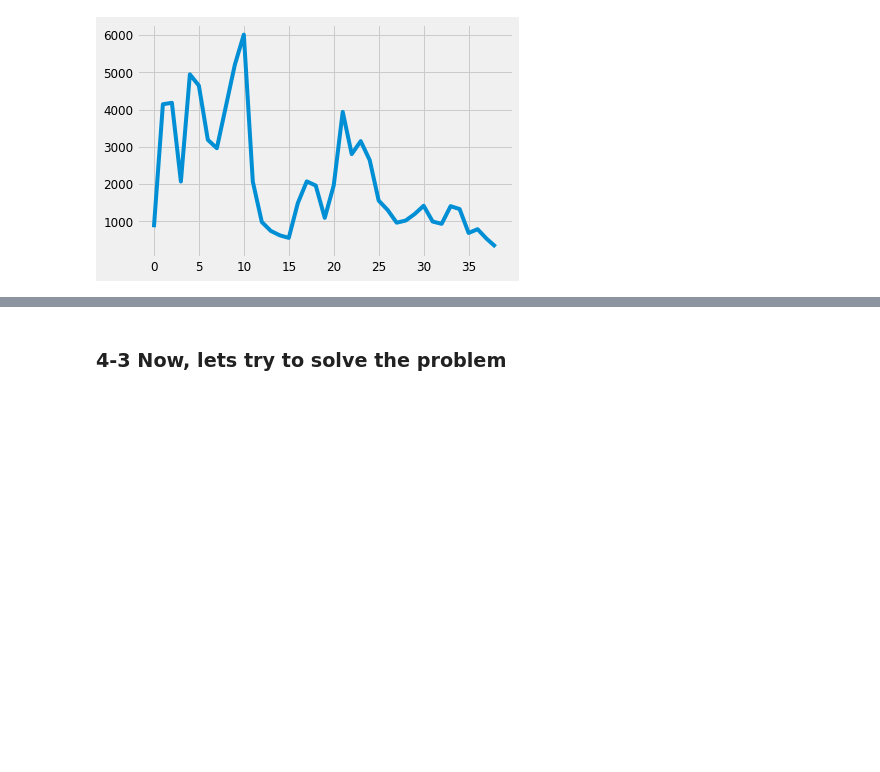
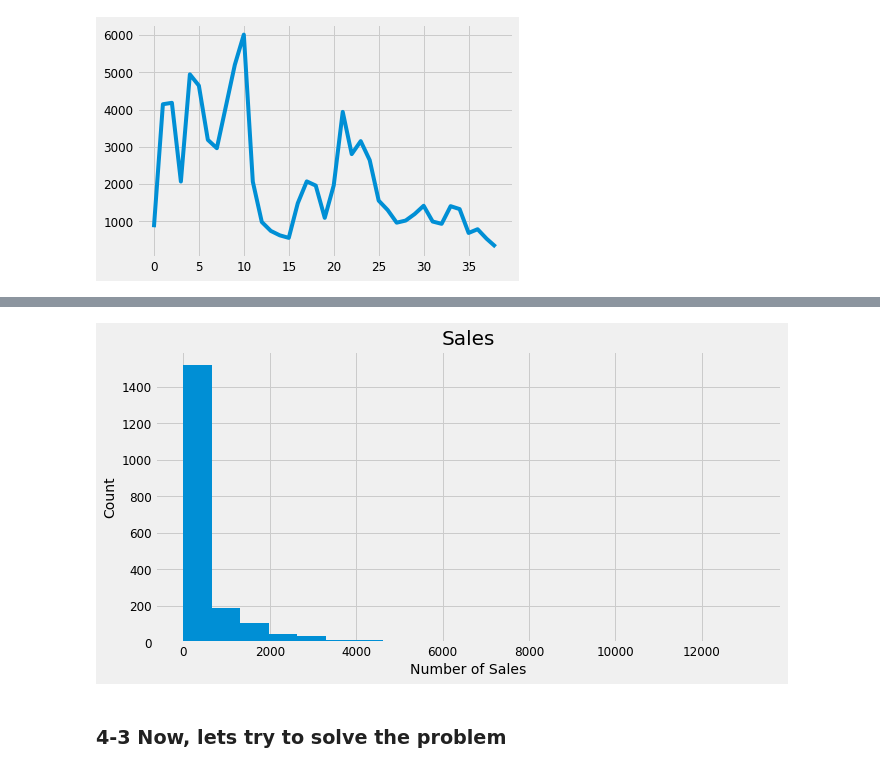
Before and after one commit to halikhani/customer_transactions_history, a Jupyter notebook: DataProcessing.ipynb, the cells around one changed output, grey strips where cells are left out. Drawn from its saved outputs; the diff is of its cells as text; code cells hidden in the pictures; blank space fills up the shorter version.

```diff
--- a/DataProcessing.ipynb
+++ b/DataProcessing.ipynb
@@ -189,3 +191,11 @@ plt.plot(x, y)
+# %%
+monthly_trans['sales'].hist(bins=20, figsize=(10,5))
+plt.xlabel('Number of Sales',fontsize=14)
+plt.ylabel('Count',fontsize=14)
+plt.title('Sales',fontsize=20)
+plt.show()
+# %% [output]
+[figure, added]
 # %% [markdown]
 ### 4-3 Now, lets try to solve the problem
 # %%
```
Also changed, not shown: parts of 35 cells of this notebook, 2 other files.
